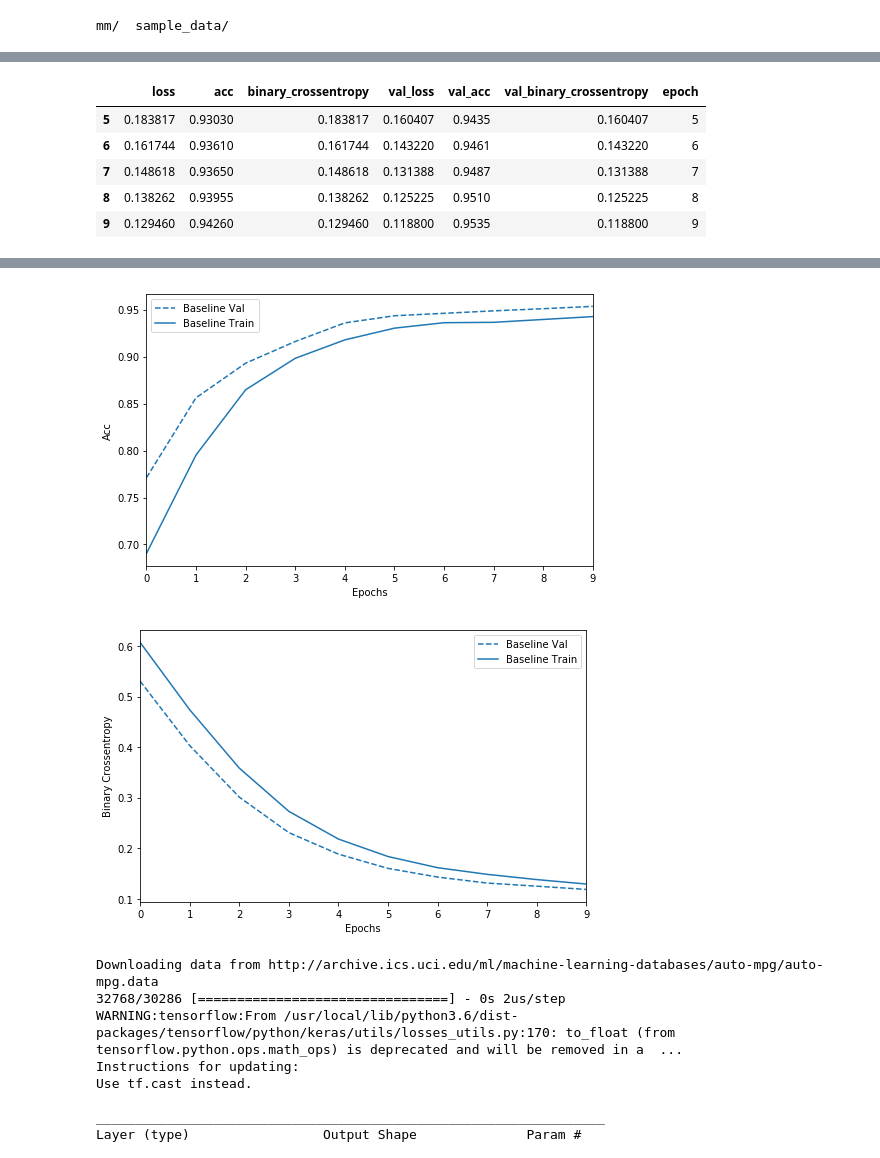
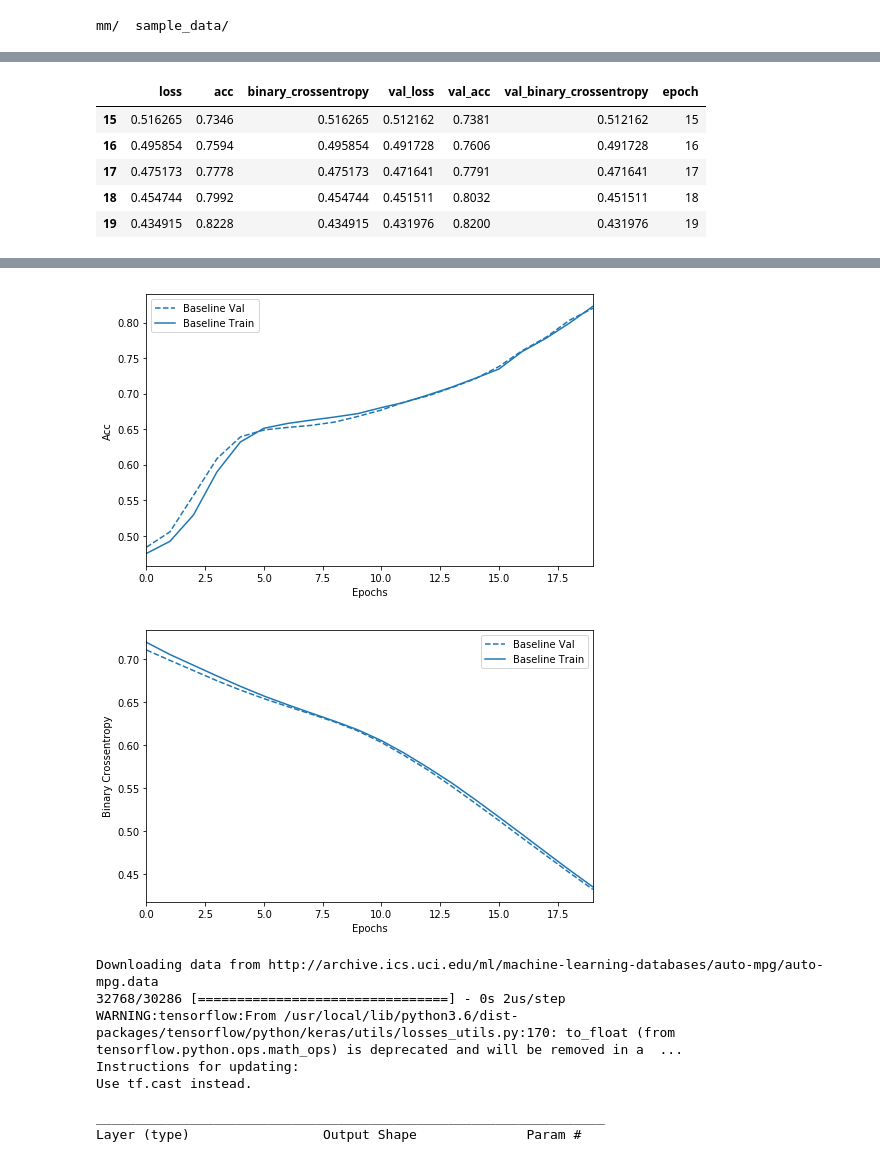
Before and after one commit to tlqtangok/tf2, a Jupyter notebook: tf_2_0_gpu_demo.ipynb, the cells around one changed output, grey strips where cells are left out. Cells and saved outputs as stored; diff of their text form; code cells hidden in the pictures.

```diff
--- a/tf_2_0_gpu_demo.ipynb
+++ b/tf_2_0_gpu_demo.ipynb
@@ -98,20 +98,27 @@ def gen_model(x_dim, y_dim):
 
 
 def main():
+#     !perl -e "print time"
+
     if not os.path.exists("./mm"):
         !mkdir  mm
         !ls mm
 
 
     rows = 10000
-    x_dim = 4
+    x_dim = 10
     y_dim = 2
 
 
     key_acc = "acc"
 
-    if "WINDIR" in os.environ:
+    if "WINDIR" in os.environ :
         key_acc = "accuracy"  # my windows
+
+    if "HOME" in os.environ and os.environ["HOME"] == "/home/bgi902":
+        key_acc = "accuracy"
+
+
 
     [x_train, x_label] = gen_train_label(rows, x_dim, y_dim)
     [y_test, y_label] = gen_train_label(int(rows/2), x_dim, y_dim)
@@ -120,15 +127,18 @@ def main():
     baseline_model = gen_model(x_dim, y_dim)
 
 
-    early_stop = keras.callbacks.EarlyStopping(monitor="val_" + key_acc,  patience=7)
-
+#     early_stop = keras.callbacks.EarlyStopping(monitor="val_" + key_acc,  patience=7)
+    !perl -e "print time"
+    print()
     baseline_history = baseline_model.fit(x_train,
                                       x_label,
-                                      epochs=10,
-                                      batch_size=128,
+                                      epochs=20,
+                                      batch_size=1000,
                                       validation_data=(y_test, y_label),
-                                      callbacks=[early_stop],
-                                      verbose=2)
+#                                       callbacks=[early_stop],
+                                      verbose=0)
+    !perl -e "print time"
+    print()
 
     plot_history( [ ('baseline', baseline_history) ], key=key_acc) # may be "acc" if gpu
     plot_history( [ ('baseline', baseline_history) ], key="binary_crossentropy")
@@ -150,6 +160,7 @@ def main():
 
     print (baseline_model.evaluate(y_test, y_label))
 
+
     if 1:
         baseline_model.save('./mm/h5.h5')
         baseline_model_new_h5 = tf.keras.models.load_model('./mm/h5.h5')
@@ -165,6 +176,7 @@ def main():
         baseline_model_new_ckp.summary()
 
     print ("- h5 networks filesize is : " , get_mm_filesize(baseline_model.count_params()) , " kbytes")
+
     return (baseline_history.history)
 
 ### lib_ end
@@ -191,6 +197,6 @@ dict_keys(['loss', 'acc', 'binary_crossentropy', 'val_loss', 'val_acc', 'val_bin
 |  | loss | acc | binary_crossentropy | val_loss | val_acc | val_binary_crossentropy | epoch |
-| 5 | 0.183817 | 0.93030 | 0.183817 | 0.160407 | 0.9435 | 0.160407 | 5 |
-| 6 | 0.161744 | 0.93610 | 0.161744 | 0.143220 | 0.9461 | 0.143220 | 6 |
-| 7 | 0.148618 | 0.93650 | 0.148618 | 0.131388 | 0.9487 | 0.131388 | 7 |
-| 8 | 0.138262 | 0.93955 | 0.138262 | 0.125225 | 0.9510 | 0.125225 | 8 |
-| 9 | 0.129460 | 0.94260 | 0.129460 | 0.118800 | 0.9535 | 0.118800 | 9 |
+| 15 | 0.516265 | 0.7346 | 0.516265 | 0.512162 | 0.7381 | 0.512162 | 15 |
+| 16 | 0.495854 | 0.7594 | 0.495854 | 0.491728 | 0.7606 | 0.491728 | 16 |
+| 17 | 0.475173 | 0.7778 | 0.475173 | 0.471641 | 0.7791 | 0.471641 | 17 |
+| 18 | 0.454744 | 0.7992 | 0.454744 | 0.451511 | 0.8032 | 0.451511 | 18 |
+| 19 | 0.434915 | 0.8228 | 0.434915 | 0.431976 | 0.8200 | 0.431976 | 19 |
@@ -204,5 +210,5 @@ Wall time: 16.5 s
-[figure, old version]
+[figure, new version]
-[figure, old version]
+[figure, new version]
 # %%
 %%time
 # jd add
```
Also changed, not shown: parts of 1 cell of this notebook.
